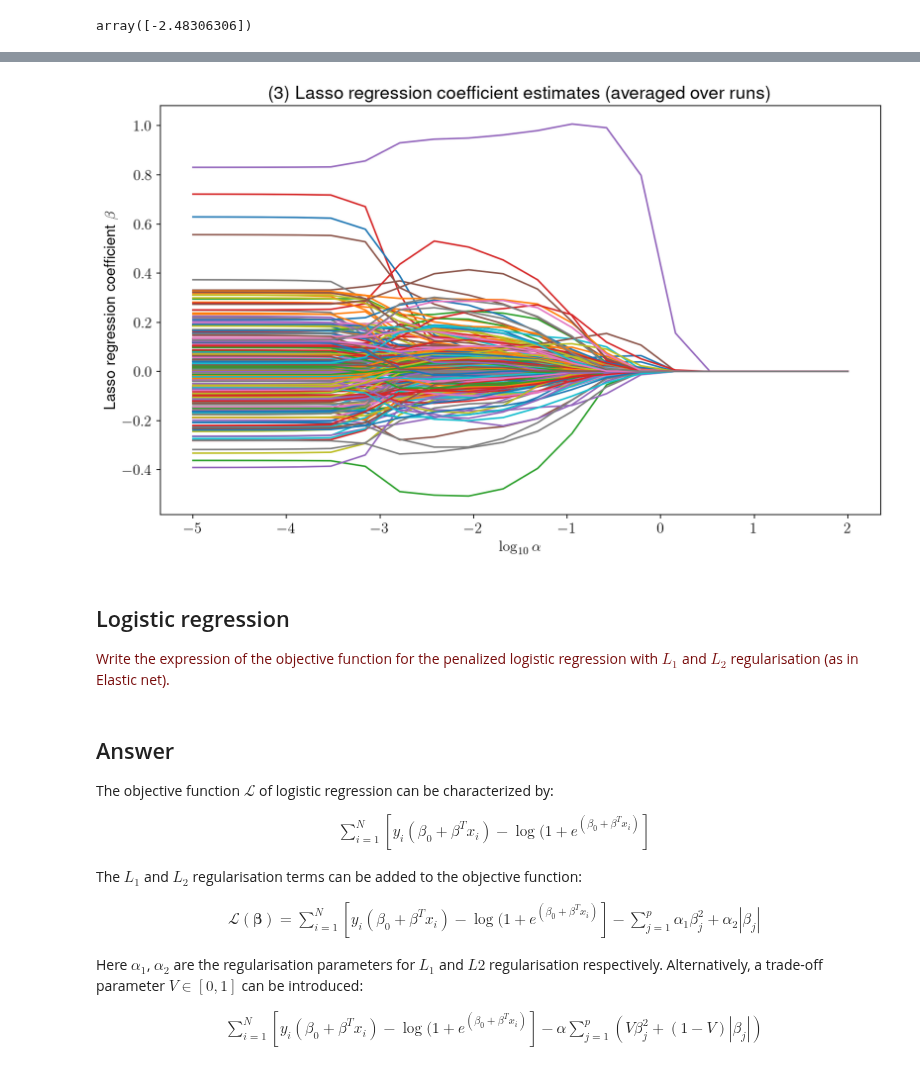
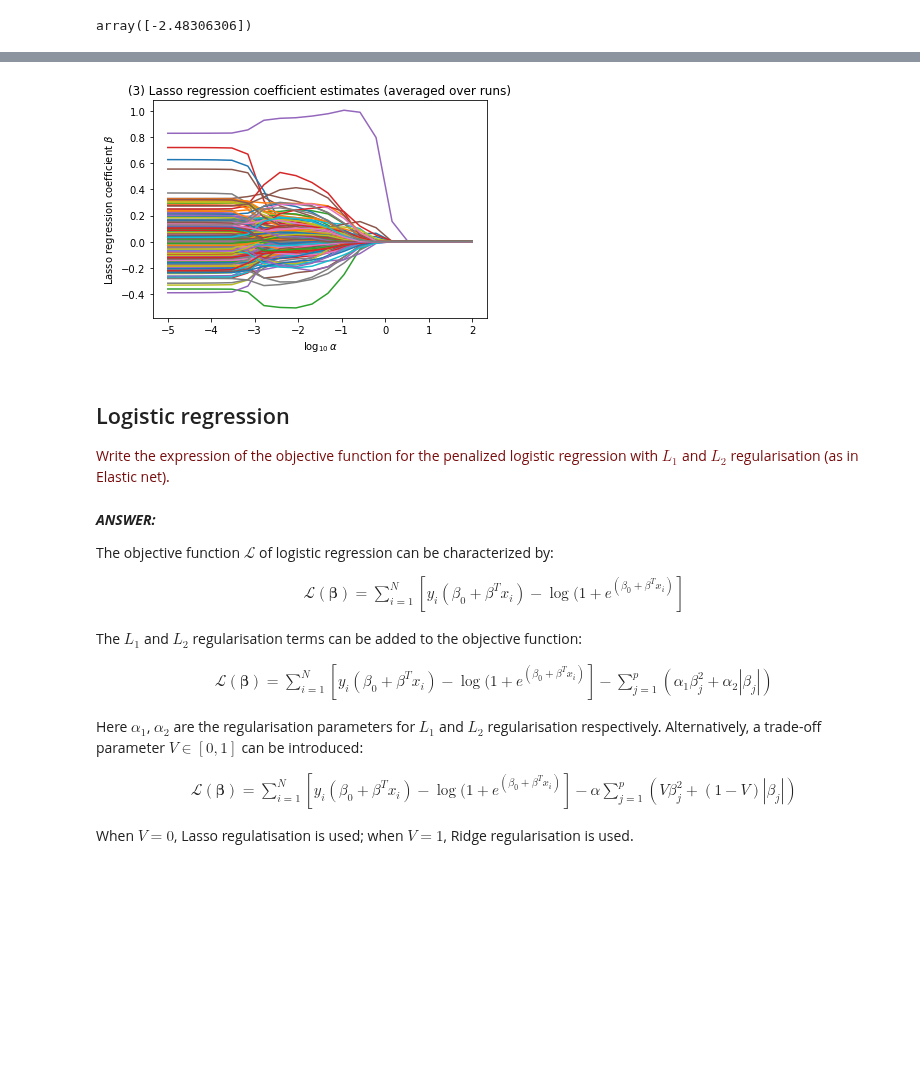
Before and after one commit to VincentV0/8dm50-machine-learning, a Jupyter notebook: practicals/week_3.ipynb, the cells around one changed output, grey strips where cells are left out. Saved outputs shown, nothing was run; the diff lists cells and outputs as text; code cells hidden in the pictures; blank space fills up the shorter version.

```diff
--- a/practicals/week_3.ipynb
+++ b/practicals/week_3.ipynb
@@ -536,6 +562,10 @@ MSEs = np.zeros((n_bootstrap_runs, alphaspace.shape[0]))
 stds = np.zeros((n_bootstrap_runs, alphaspace.shape[0]))
 coefs = np.zeros((n_bootstrap_runs, alphaspace.shape[0], gene_expression.shape[1]))
 
+# TOEGEVOEGD
+bias = np.zeros((n_bootstrap_runs, alphaspace.shape[0]))
+
+
 for i, (X_train, X_test, y_train, y_test) in enumerate(bootstrap_test_train_split(gene_expression,
                                                                                   drug_response,
                                                                                   n_bootstrap_runs,
@@ -553,16 +583,12 @@ for i, (X_train, X_test, y_train, y_test) in enumerate(bootstrap_test_train_spli
 
     for j, param in enumerate(ParameterGrid(params)):
         model_ = clone(model)
-
         model_.set_params(**param)
-
         model_.fit(X_train, y_train)
-
         y_pred = model_.predict(X_test)
-
         stds[i, j] = np.std(y_pred)
-
         MSEs[i, j] = mean_squared_error(y_test, y_pred)
-
         coefs[i, j, ...] = model_.named_steps['lasso'].coef_
+        sse = np.mean((np.mean(y_pred) - y_test) ** 2)    # TOEGEVOEGD
+        bias[i, j] = sse - np.var(y_pred)    # TOEGEVOEGD
 # %% [markdown]
@@ -582,24 +610,33 @@ It can be observed nicely from the figure that the lasso regression coefficients
 # %%
 # TO DO: plotting + answ
-plt.figure(figsize=(10,7), dpi=160)
+plt.figure()#figsize=(10,7))
 
-plt.rcParams.update({
-    "text.usetex": True,
-    "font.family": "sans-serif",
-    "font.sans-serif": ["Helvetica"],
-    "font.size": 14
-})
+#plt.rcParams.update({
+#    "text.usetex": True,
+#    "font.family": "sans-serif",
+#    "font.sans-serif": ["Helvetica"],
+#    "font.size": 14
+#})
 
 
-plt.errorbar(np.log10(alphaspace), np.mean(MSEs, axis=0), yerr=np.std(MSEs, axis=0),
+#plt.errorbar(np.log10(alphaspace), np.mean(MSEs, axis=0), yerr=np.std(MSEs, axis=0),
+#            elinewidth=2, fmt='o-', markersize=10, capsize=14, color='orangered')
+#plt.xlabel('$\\mathrm{log}_{10}\\,\\alpha$')
+#plt.ylabel('$\\mathrm{MSE}$')
+#plt.title('(1) $\\mathrm{MSE}$ $\mathrm{vs.}$ $\\alpha$')
+#plt.show()
+
+plt.errorbar(np.log10(alphaspace), np.mean(bias, axis=0), yerr=np.std(bias, axis=0),
             elinewidth=2, fmt='o-', markersize=10, capsize=14, color='orangered')
 plt.xlabel('$\\mathrm{log}_{10}\\,\\alpha$')
-plt.ylabel('$\\mathrm{MSE}$')
-plt.title('(1) $\\mathrm{MSE}$ $\mathrm{vs.}$ $\\alpha$')
+plt.ylabel('$\\mathrm{bias}$')
+plt.title('(1) $\\mathrm{bias}$ $\mathrm{vs.}$ $\\alpha$')
 plt.show()
 
+
+
 # TO DO: plotting + answ
-plt.figure(figsize=(10,7), dpi=160)
+plt.figure()#figsize=(10,7))
 
 plt.plot(np.log10(alphaspace), np.mean(stds, axis=0), 'o-', markersize=10, color='teal')
 plt.xlabel('$\\mathrm{log}_{10}\\,\\alpha$')
@@ -612,34 +649,38 @@ plt.show()
 # %%
-plt.figure(figsize=(12, 7), dpi=160)
+plt.figure()#figsize=(12, 7))
 
 for i in range(gene_expression.shape[1]):
     plt.plot(np.log10(alphaspace), np.mean(coefs[:, :, i], axis=0))
 
 plt.xlabel('$\\mathrm{log}_{10}\\,\\alpha$')
 plt.ylabel('Lasso regression coefficient $\\beta$')
 plt.title('(3) Lasso regression coefficient estimates (averaged over runs)')
 plt.show()
 # %% [output]
-[figure, old version]
+[figure, new version]
 # %% [markdown]
 ## Logistic regression
 
 <p><font color='#770a0a'>Write the expression of the objective function for the penalized logistic regression with $L_1$ and $L_2$ regularisation (as in Elastic net).</font></p>
 # %% [markdown]
-## Answer
+***ANSWER:***
+
 The objective function $\mathcal{L}$ of logistic regression can be characterized by:
 \begin{align*}
-\sum_{i=1}^{N} [y_i(\beta_0 + \beta^T x_i) - \log(1+e^{(\beta_0+\beta^T x_i)}]
+\mathcal{L}(\mathbf{\beta})=\sum_{i=1}^{N} [y_i(\beta_0 + \beta^T x_i) - \log(1+e^{(\beta_0+\beta^T x_i)}]
 \end{align*}
 
 The $L_1$ and $L_2$ regularisation terms can be added to the objective function:
 
 \begin{align*}
-\mathcal{L}(\mathbf{\beta})=\sum_{i=1}^{N} [y_i(\beta_0 + \beta^T x_i) - \log(1+e^{(\beta_0+\beta^T x_i)}] - \sum_{j=1}^{p} \alpha_1\beta_j^2 + \alpha_2 |\beta_j|
+\mathcal{L}(\mathbf{\beta})=\sum_{i=1}^{N} [y_i(\beta_0 + \beta^T x_i) - \log(1+e^{(\beta_0+\beta^T x_i)}] - \sum_{j=1}^{p} \left(\alpha_1\beta_j^2 + \alpha_2 |\beta_j|\right)
 \end{align*}
 
-Here $\alpha_1$, $\alpha_2$ are the regularisation parameters for $L_1$ and $L2$ regularisation respectively. Alternatively, a trade-off parameter $V \in [0, 1]$ can be introduced:
+
+Here $\alpha_1$, $\alpha_2$ are the regularisation parameters for $L_1$ and $L_2$ regularisation respectively. Alternatively, a trade-off parameter $V \in [0, 1]$ can be introduced:
 
 \begin{align*}
-\sum_{i=1}^{N} [y_i(\beta_0 + \beta^T x_i) - \log(1+e^{(\beta_0+\beta^T x_i)}] - \alpha  \sum_{j=1}^{p} (V\beta_j^2 + (1-V) |\beta_j|)
+\mathcal{L}(\mathbf{\beta})=\sum_{i=1}^{N} [y_i(\beta_0 + \beta^T x_i) - \log(1+e^{(\beta_0+\beta^T x_i)}] - \alpha  \sum_{j=1}^{p} (V\beta_j^2 + (1-V) |\beta_j|)
 \end{align*}
+
+When $V=0$, Lasso regulatisation is used; when $V=1$, Ridge regularisation is used.
```
Also changed, not shown: parts of 6 cells of this notebook.
